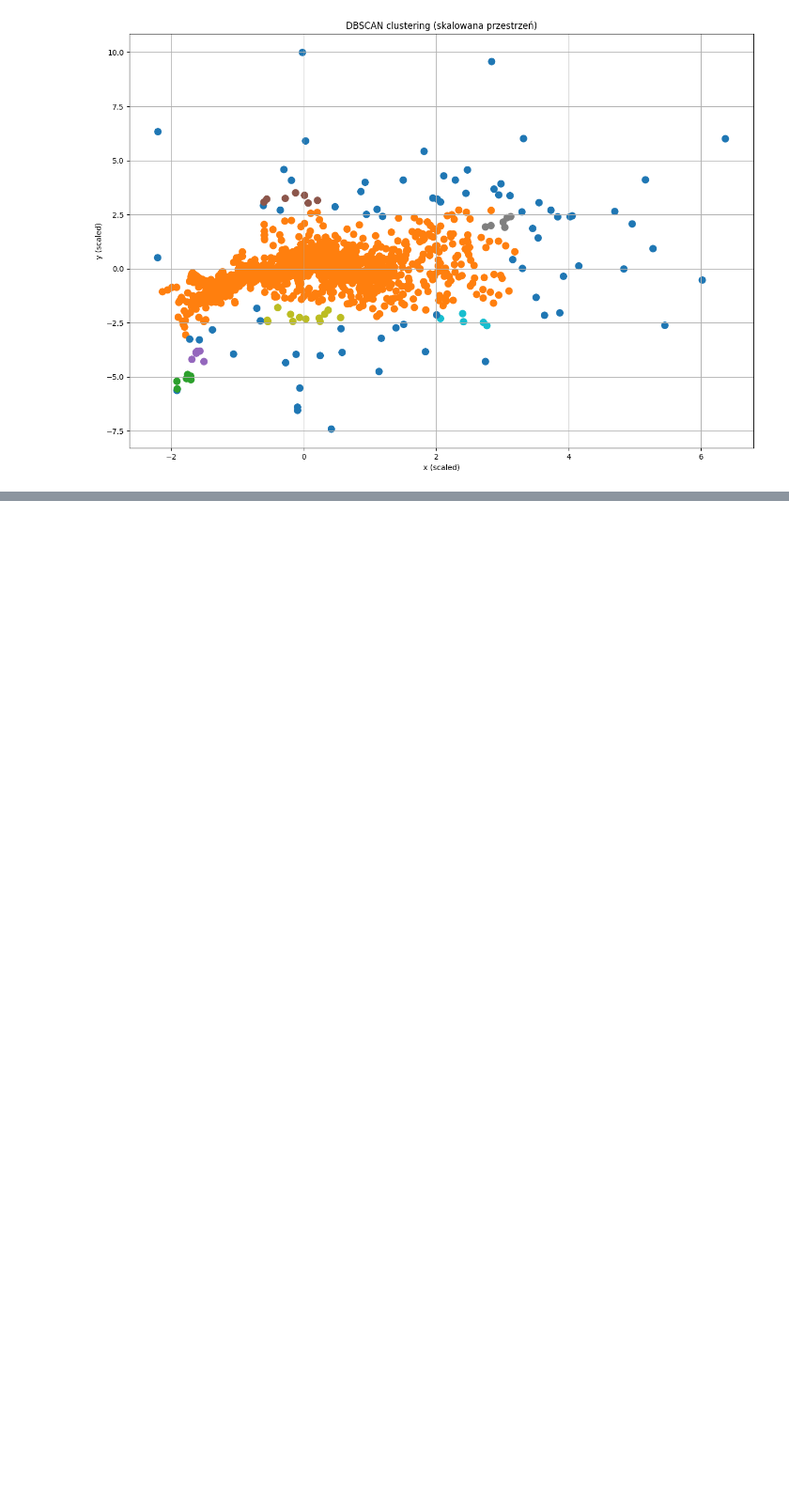
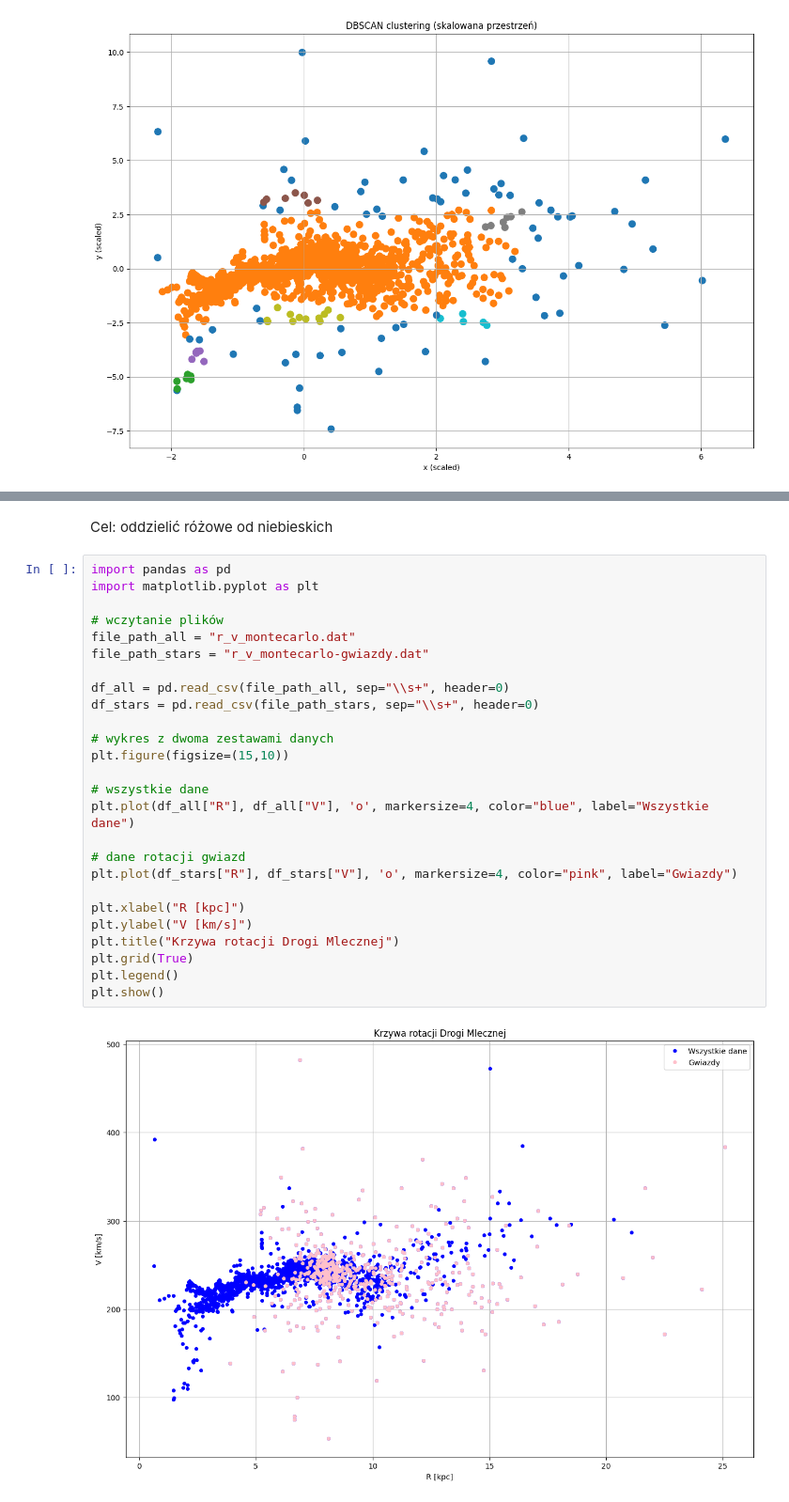
Before and after one commit to redrosesarecool/staz, a Jupyter notebook: krzywa_rotacji.ipynb, the cells around one changed output, grey strips where cells are left out. Shown at 94% size. Cells and saved outputs as stored; diff of their text form; blank space fills up the shorter version.

```diff
--- a/krzywa_rotacji.ipynb
+++ b/krzywa_rotacji.ipynb
@@ -181,0 +196,30 @@ plt.show()
+# %% [markdown]
+Cel: oddzielić różowe od niebieskich
+# %%
+import pandas as pd
+import matplotlib.pyplot as plt
+
+# wczytanie plików
+file_path_all = "r_v_montecarlo.dat"
+file_path_stars = "r_v_montecarlo-gwiazdy.dat"
+
+df_all = pd.read_csv(file_path_all, sep="\\s+", header=0)
+df_stars = pd.read_csv(file_path_stars, sep="\\s+", header=0)
+
+# wykres z dwoma zestawami danych
+plt.figure(figsize=(15,10))
+
+# wszystkie dane
+plt.plot(df_all["R"], df_all["V"], 'o', markersize=4, color="blue", label="Wszystkie dane")
+
+# dane rotacji gwiazd
+plt.plot(df_stars["R"], df_stars["V"], 'o', markersize=4, color="pink", label="Gwiazdy")
+
+plt.xlabel("R [kpc]")
+plt.ylabel("V [km/s]")
+plt.title("Krzywa rotacji Drogi Mlecznej")
+plt.grid(True)
+plt.legend()
+plt.show()
+# %% [output]
+[figure, added]
```
Also changed, not shown: parts of 10 cells of this notebook.
